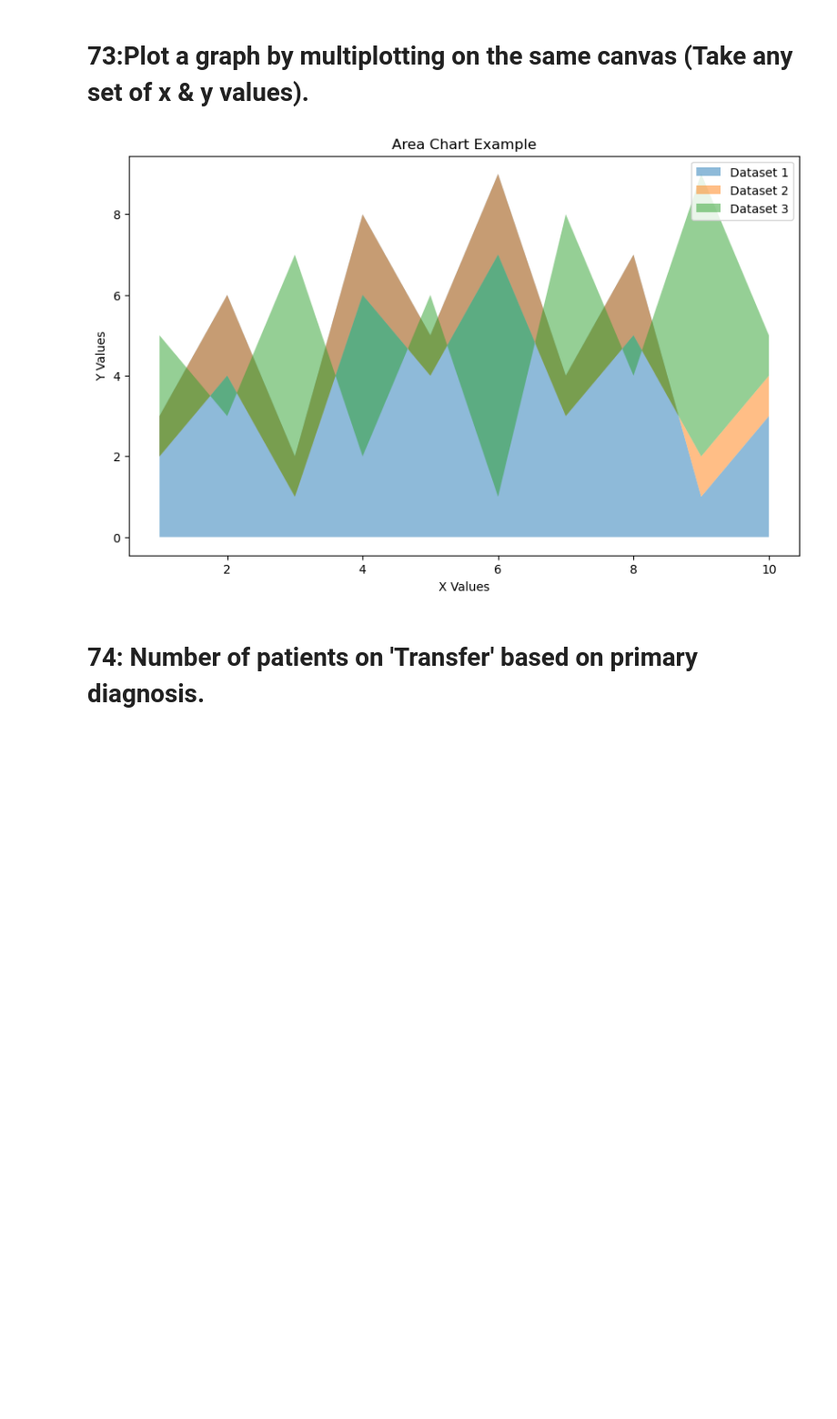
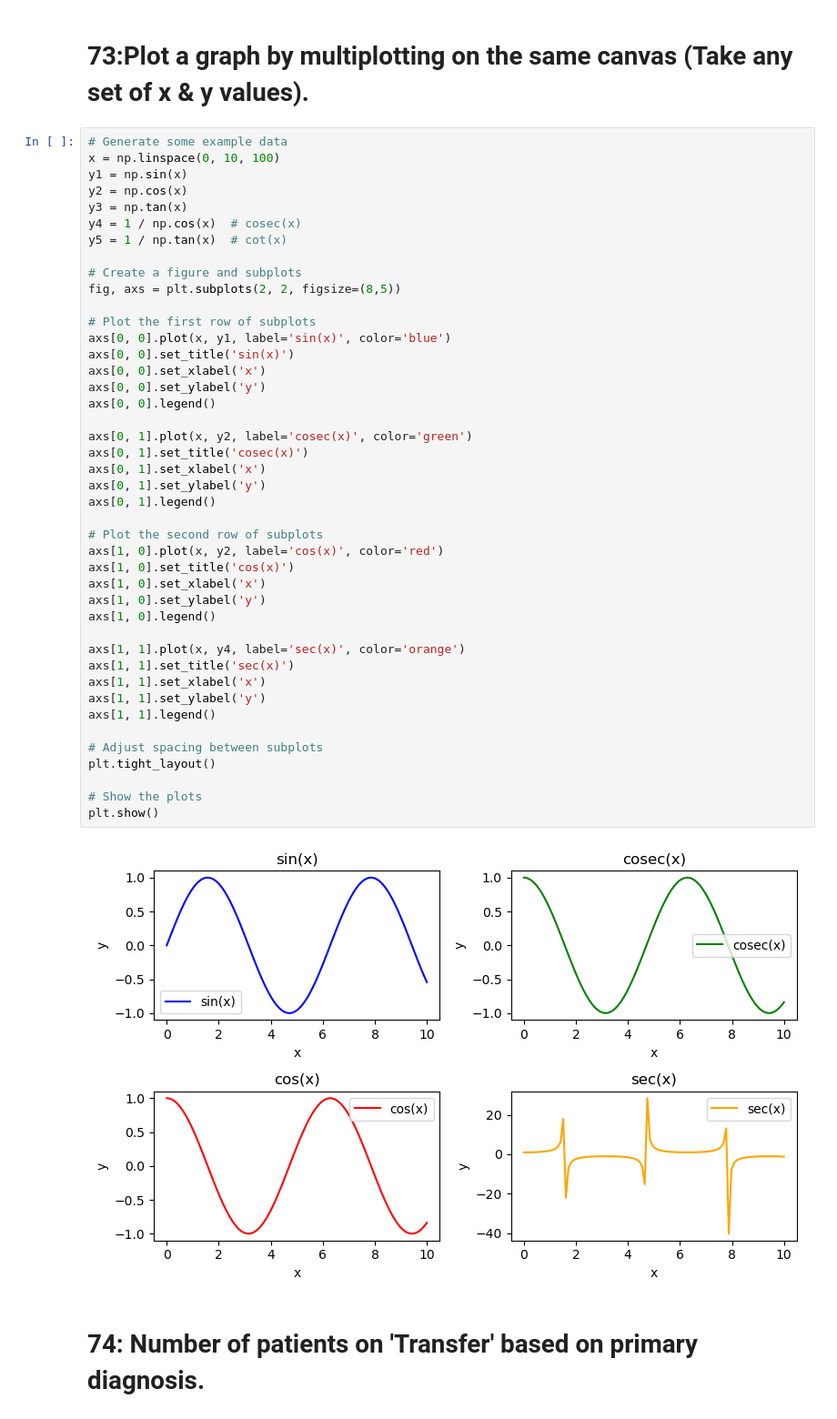
Before and after one commit to Amitha-sridhar/Py-Coders, a Jupyter notebook: Python Hackathon.ipynb, the cells around one changed output. Shown at 91% size. Cells and saved outputs as stored; diff of their text form; blank space fills up the shorter version.

```diff
--- a/Python Hackathon.ipynb
+++ b/Python Hackathon.ipynb
@@ -279,8 +298,50 @@ plt.show()
 # %% [markdown]
 # 73:Plot a graph by multiplotting on the same canvas  (Take any set of x & y values).
 # %%
+# Generate some example data
+x = np.linspace(0, 10, 100)
+y1 = np.sin(x)
+y2 = np.cos(x)
+y3 = np.tan(x)
+y4 = 1 / np.cos(x)  # cosec(x)
+y5 = 1 / np.tan(x)  # cot(x)
+
+# Create a figure and subplots
+fig, axs = plt.subplots(2, 2, figsize=(8,5))
+
+# Plot the first row of subplots
+axs[0, 0].plot(x, y1, label='sin(x)', color='blue')
+axs[0, 0].set_title('sin(x)')
+axs[0, 0].set_xlabel('x')
+axs[0, 0].set_ylabel('y')
+axs[0, 0].legend()
+
+axs[0, 1].plot(x, y2, label='cosec(x)', color='green')
+axs[0, 1].set_title('cosec(x)')
+axs[0, 1].set_xlabel('x')
+axs[0, 1].set_ylabel('y')
+axs[0, 1].legend()
+
+# Plot the second row of subplots
+axs[1, 0].plot(x, y2, label='cos(x)', color='red')
+axs[1, 0].set_title('cos(x)')
+axs[1, 0].set_xlabel('x')
+axs[1, 0].set_ylabel('y')
+axs[1, 0].legend()
+
+axs[1, 1].plot(x, y4, label='sec(x)', color='orange')
+axs[1, 1].set_title('sec(x)')
+axs[1, 1].set_xlabel('x')
+axs[1, 1].set_ylabel('y')
+axs[1, 1].legend()
+
+# Adjust spacing between subplots
+plt.tight_layout()
+
+# Show the plots
+plt.show()
 # %% [output]
-[figure, old version]
+[figure, new version]
 # %% [markdown]
  # 74: Number of patients on 'Transfer' based on primary diagnosis.
 # %%
```
Also changed, not shown: parts of 9 cells of this notebook.
